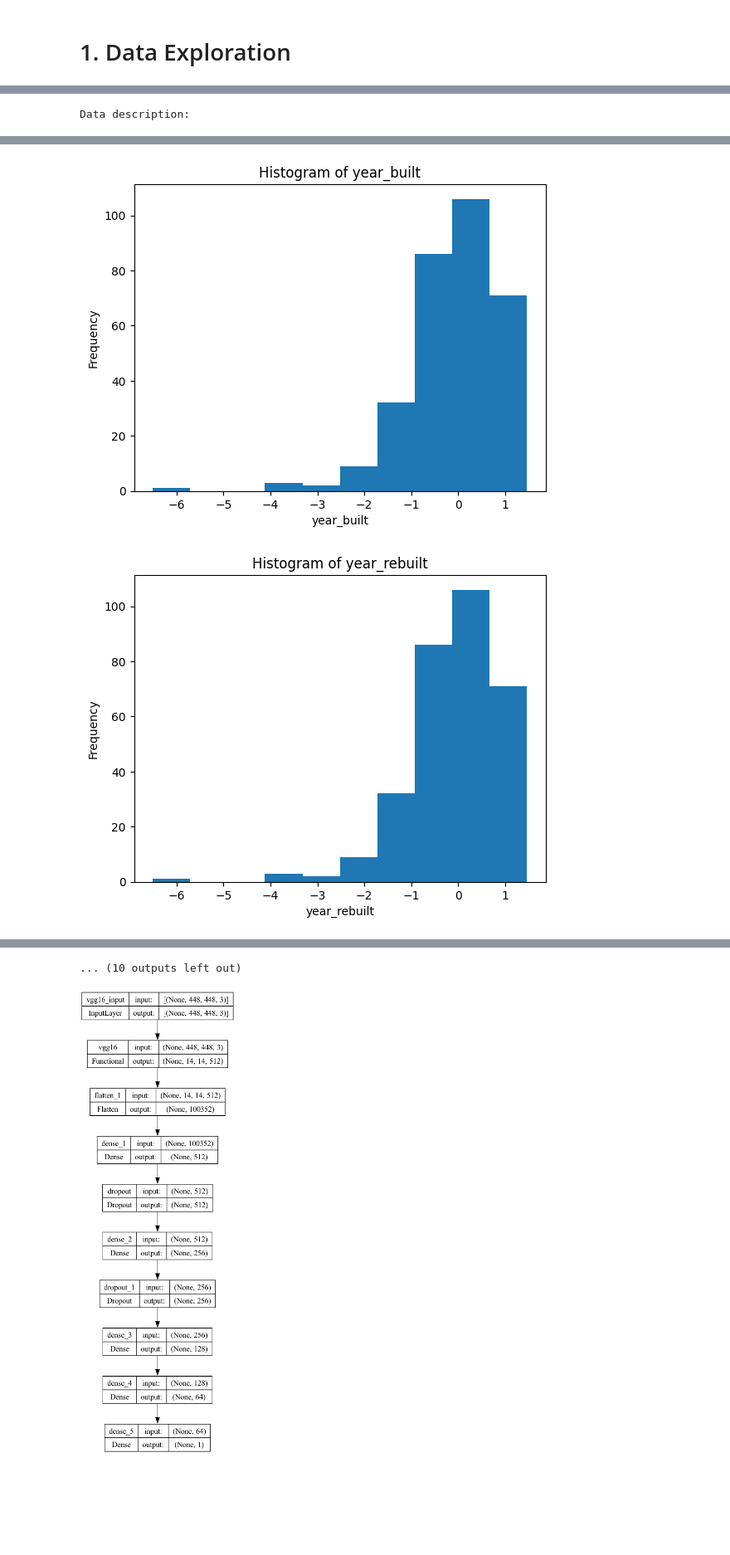
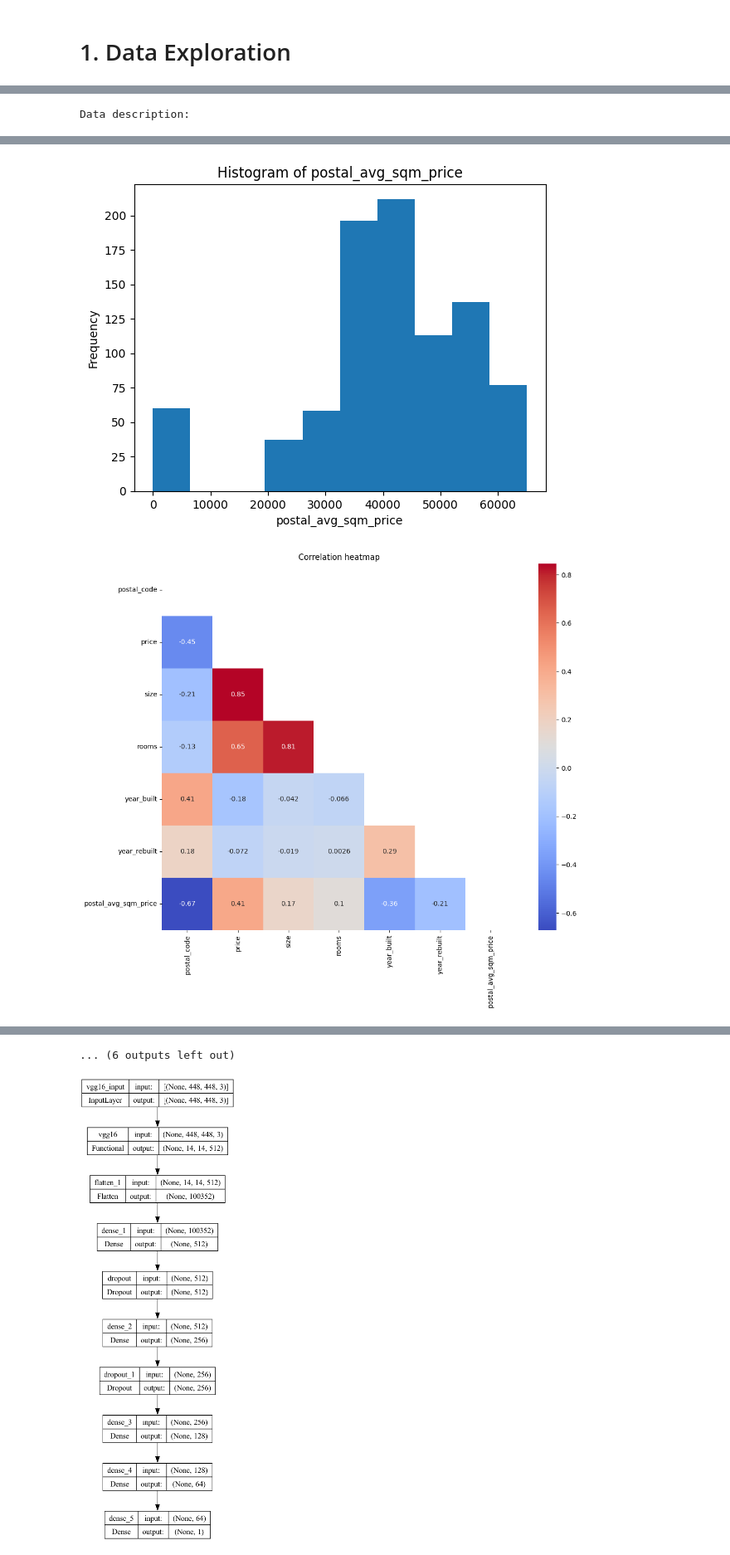
Before and after one commit to besplago/thesis-house-price-estimation, a Jupyter notebook: Data_Exploration.ipynb, the cells around one changed output, grey strips where cells are left out. Shown at 83% size. Drawn from its saved outputs; the diff is of its cells as text; code cells hidden in the pictures; blank space fills up the shorter version.

```diff
--- a/Data_Exploration.ipynb
+++ b/Data_Exploration.ipynb
@@ -14,3 +6,29 @@ Errors encountered while loading houses:
+# %%
+from img_utils import *
+path = "../nybolig-scrape/output_raw"
+from img_utils import data_to_df
+#try reloading the module
+IMAGE_WIDTH: int = 224
+IMAGE_HEIGHT: int = 224
+
+
+# Load Data
+train_1_path: str = "output/train/train_1"
+train_2_path: str = "output/train/train_2"
+valid_path: str = "output/valid"
+test_path: str = "output/test"
+
+
+# train_1_path: str = "output/train/train_1"
+# train_2_path: str = "output/train/train_2"
+# valid_path: str = "output/valid"
+# test_path: str = "output/test"
+
+train1_df, train2_df, valid_df, test_df = data_to_df(
+    [train_1_path, train_2_path, valid_path, test_path], preprocess=False
+)
+
+houses_df = pd.concat([train1_df, train2_df, valid_df, test_df], ignore_index=True)
 # %%
 print(len(houses_df))
 # %% [output]
@@ -32,5 +50,5 @@ display(houses_df_.head(1))
 # %%
 from DataExploration import full_summary
-full_summary(houses_df_)
+full_summary(houses_df)
 # %% [output]
 Data description:
@@ -66,2 +84,2 @@ max & 1.391569 & 12250000.000000 & 0.000000 & 4.159717 & 0.000000 & 2.863914 & 1
-[figure, old version]
+[figure, new version]
-[figure, old version]
+[figure, new version]
@@ -69,2 +87,2 @@ max & 1.391569 & 12250000.000000 & 0.000000 & 4.159717 & 0.000000 & 2.863914 & 1
-... (10 outputs left out)
+... (6 outputs left out)
 # %%
```
Also changed, not shown: parts of 6 cells of this notebook, 3 other files.
